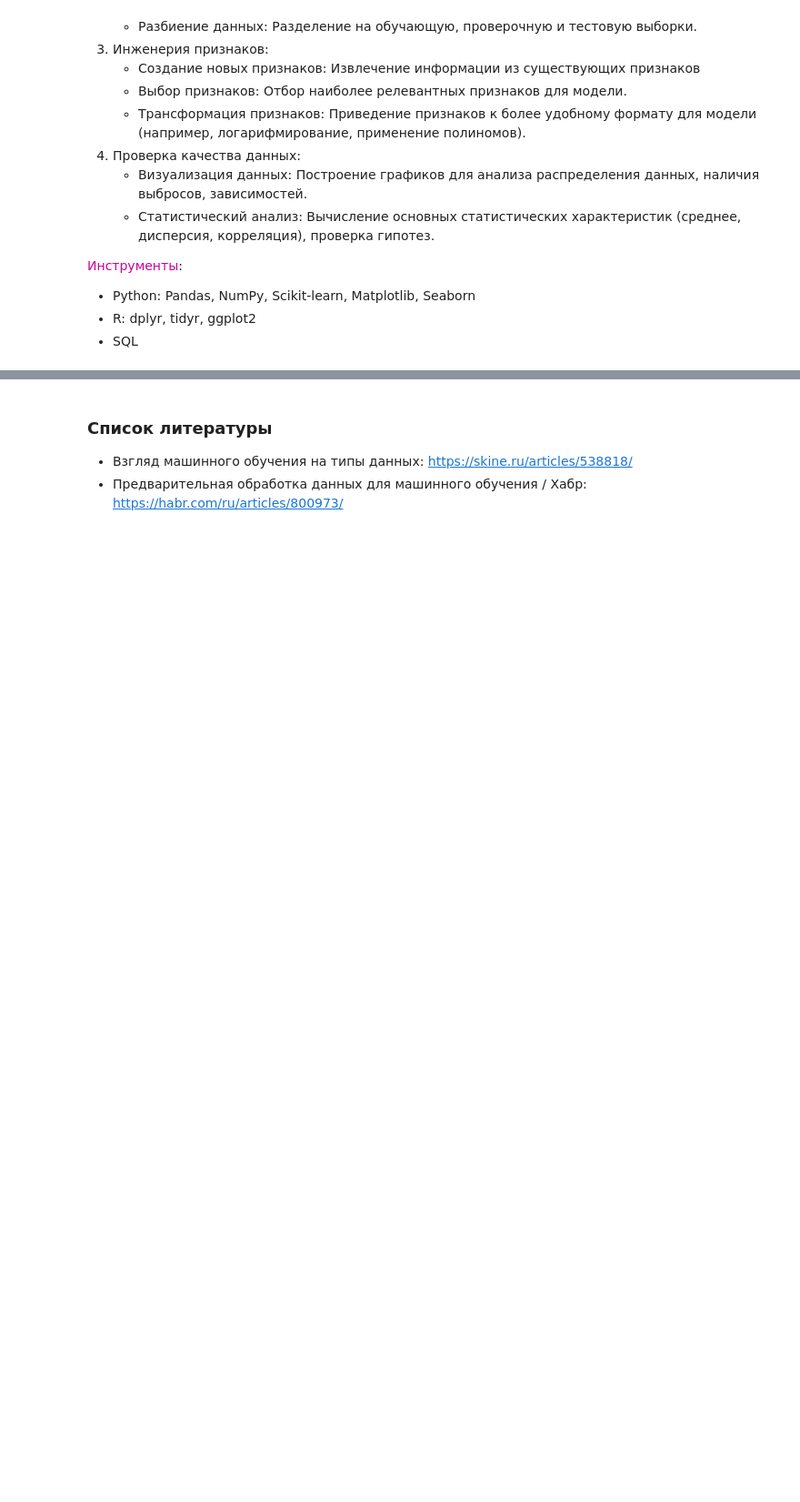
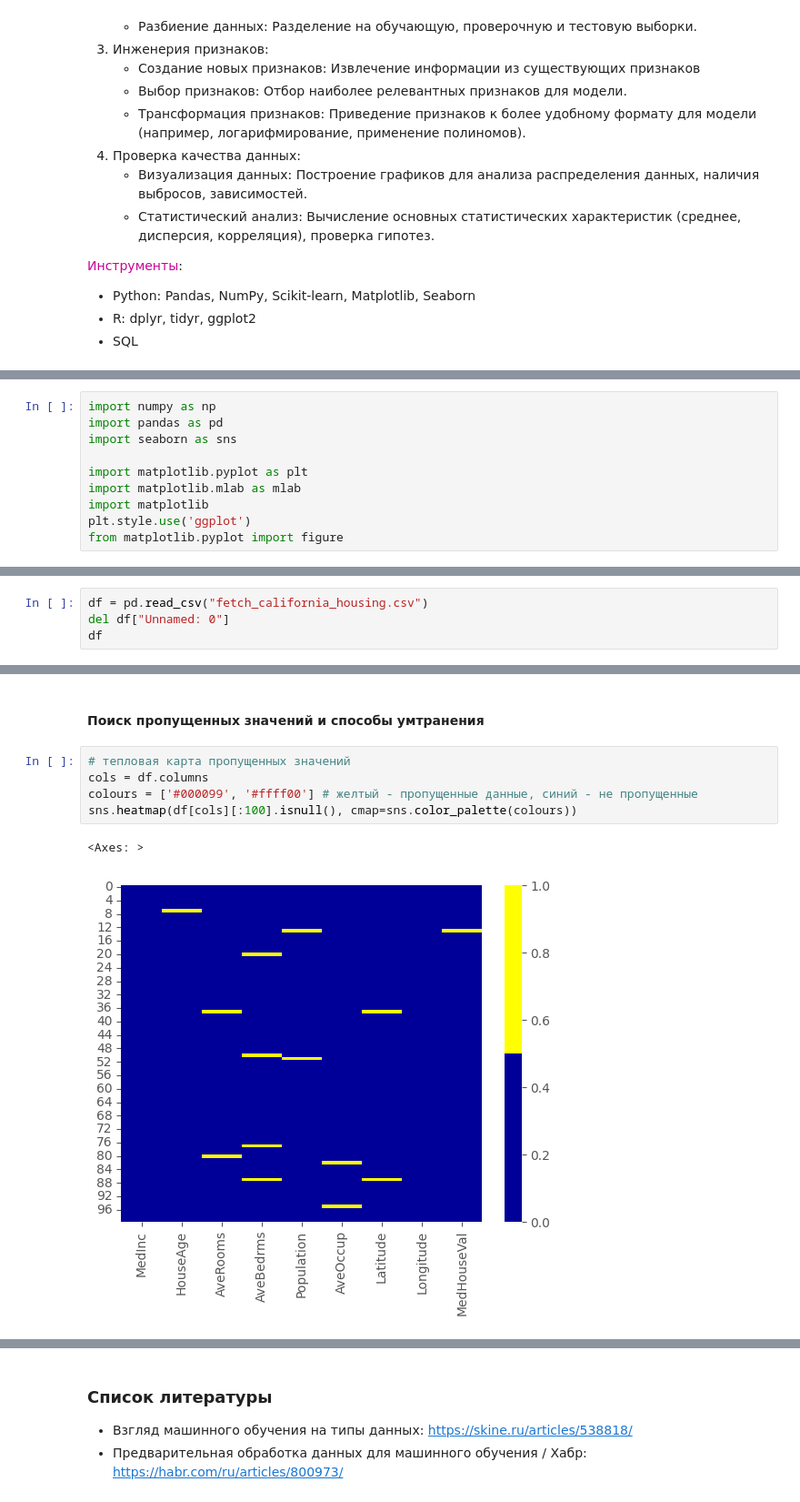
Before and after one commit to DianaShiryaeva/data_preparation, a Jupyter notebook: preparation.ipynb, the cells around one changed output, grey strips where cells are left out. Shown at 91% size. Drawn from its saved outputs; the diff is of its cells as text; blank space fills up the shorter version.

```diff
--- a/preparation.ipynb
+++ b/preparation.ipynb
@@ -106,0 +109,10 @@
+# %%
+import numpy as np
+import pandas as pd
+import seaborn as sns
+
+import matplotlib.pyplot as plt
+import matplotlib.mlab as mlab
+import matplotlib
+plt.style.use('ggplot')
+from matplotlib.pyplot import figure
@@ -106,0 +131,4 @@
+# %%
+df = pd.read_csv("fetch_california_housing.csv")
+del df["Unnamed: 0"]
+df
@@ -106,0 +179,10 @@
+# %% [markdown]
+#### Поиск пропущенных значений и способы умтранения
+# %%
+# тепловая карта пропущенных значений
+cols = df.columns
+colours = ['#000099', '#ffff00'] # желтый - пропущенные данные, синий - не пропущенные
+sns.heatmap(df[cols][:100].isnull(), cmap=sns.color_palette(colours))
+# %% [output]
+<Axes: >
+[figure, added]
```
Also changed, not shown: parts of 18 cells of this notebook, 1 other file.
